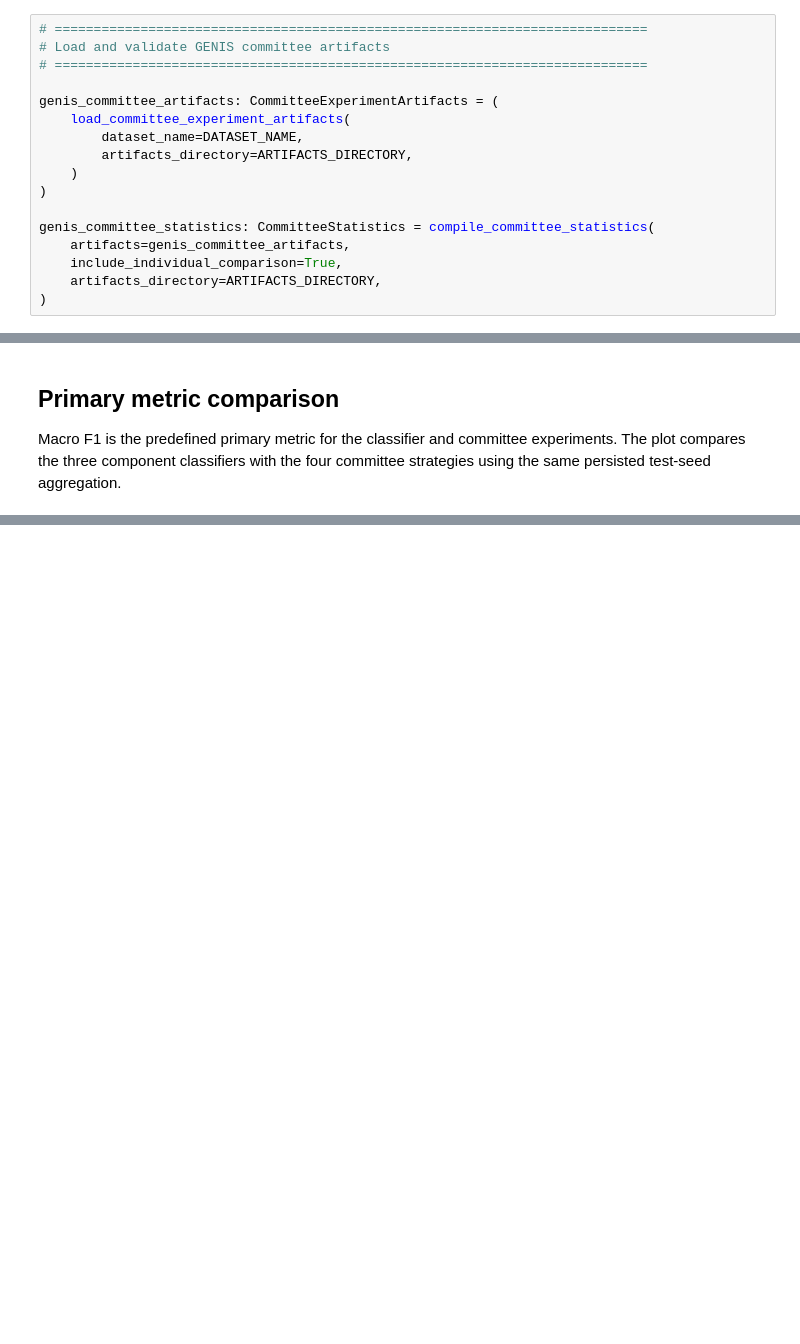
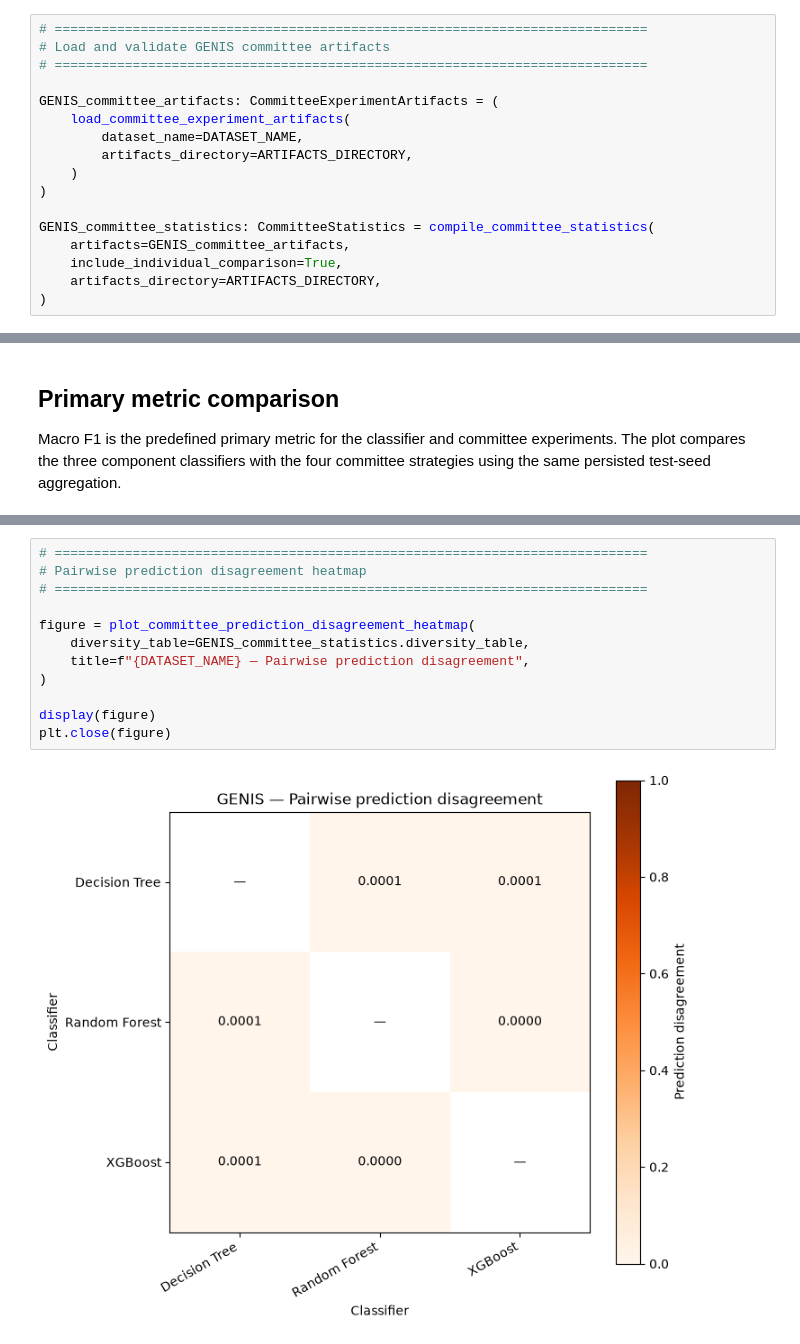
Before and after one commit to gabdumal/machine_learning_assignment, a Jupyter notebook: assignment/pipeline/genis_committee.ipynb, the cells around one changed output, grey strips where cells are left out. Cells and saved outputs as stored; diff of their text form; blank space fills up the shorter version.

Commit message:
Improve committee displays

```diff
--- a/assignment/pipeline/genis_committee.ipynb
+++ b/assignment/pipeline/genis_committee.ipynb
@@ -82,15 +87,15 @@ weight provenance, weight normalization, and summary consistency.
 # Load and validate GENIS committee artifacts
 # ============================================================================
 
-genis_committee_artifacts: CommitteeExperimentArtifacts = (
+GENIS_committee_artifacts: CommitteeExperimentArtifacts = (
     load_committee_experiment_artifacts(
         dataset_name=DATASET_NAME,
         artifacts_directory=ARTIFACTS_DIRECTORY,
     )
 )
 
-genis_committee_statistics: CommitteeStatistics = compile_committee_statistics(
-    artifacts=genis_committee_artifacts,
+GENIS_committee_statistics: CommitteeStatistics = compile_committee_statistics(
+    artifacts=GENIS_committee_artifacts,
     include_individual_comparison=True,
     artifacts_directory=ARTIFACTS_DIRECTORY,
 )
@@ -196,0 +233,14 @@ plt.close(figure)
+# %%
+# ============================================================================
+# Pairwise prediction disagreement heatmap
+# ============================================================================
+
+figure = plot_committee_prediction_disagreement_heatmap(
+    diversity_table=GENIS_committee_statistics.diversity_table,
+    title=f"{DATASET_NAME} — Pairwise prediction disagreement",
+)
+
+display(figure)
+plt.close(figure)
+# %% [output]
+[figure, added]
```
Also changed, not shown: parts of 14 cells of this notebook, 13 other files.
